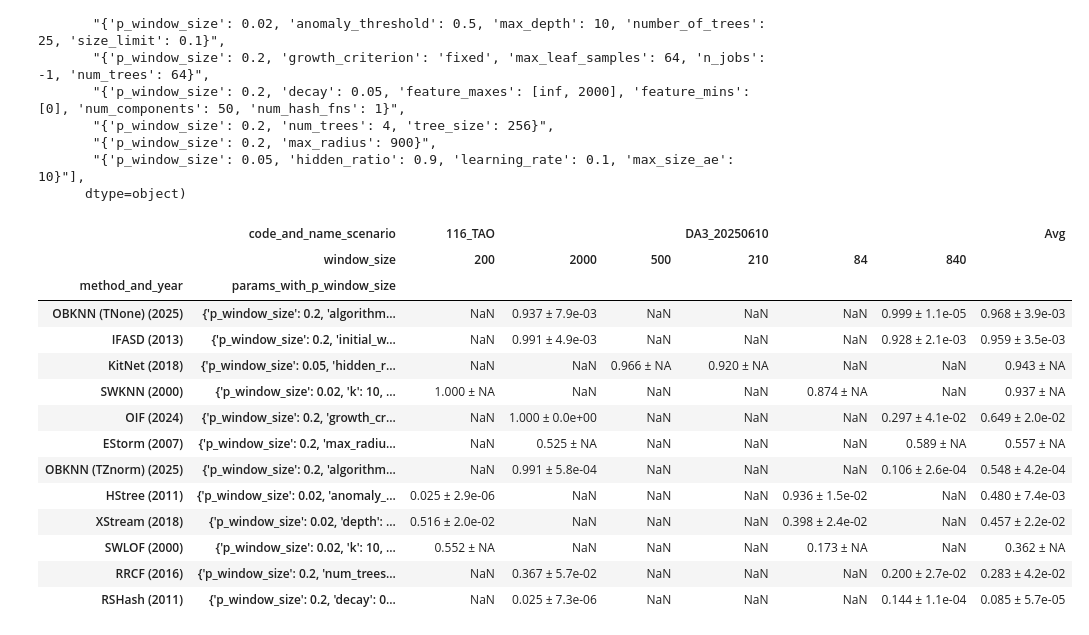
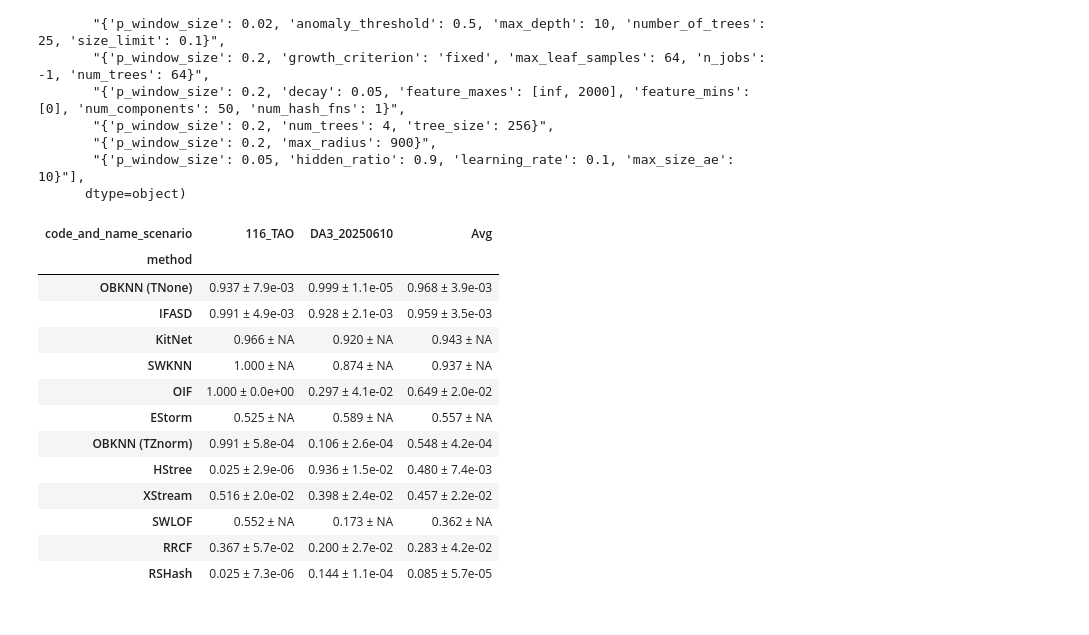
Before and after one commit to nirojasva/spectral-benchmark-bv4, a Jupyter notebook: notebooks/1_1_Summary_AD_Results (Tuning).ipynb, the cells around one changed output. Cells and saved outputs as stored; diff of their text form; code cells hidden in the pictures.

Commit message:
updated tables to use in paper

```diff
--- a/notebooks/1_1_Summary_AD_Results (Tuning).ipynb
+++ b/notebooks/1_1_Summary_AD_Results (Tuning).ipynb
@@ -90,7 +63,7 @@ data["params_with_window"] = "{'window_size': " + data["window_size"].astype(str
 data["params_with_window"] = data["params_with_window"].str.replace("}_{", ",", regex=False)
 
 # Define your list of non-stochastic methods
-non_stochastic_methods = ["SWKNN", "SWKNN_own", "SWLOF", "KitNet", "ExactStorm", "mDragStream"]
+non_stochastic_methods = ["SWKNN", "SWKNN_own", "SWLOF", "KitNet", "ExactStorm"]
 
 # Create the 'stochastic' column
 data['stochastic'] = data['method'].apply(
@@ -100,17 +73,6 @@ data['stochastic'] = data['method'].apply(
 new_method_name = {"xStream":"XStream", "RSHash":"RSHash", "IForestASD":"IFASD", "RobustRandomCutForest":"RRCF", "KitNet":"KitNet", "ExactStorm":"EStorm","oIF":"OIF", "HStree":"HStree", "OnlineBootKNN":"OBKNN"}
 data["method"] = data['method'].replace(new_method_name)
 data["method_with_param"] = data['method']+"_"+data["parameters"]
-
-#Separating mDragstream with Mahalanobis and Euclidean Distance
-# Case 1: Euclidean
-mask_euc = (data['method'] == 'mDragStream') & \
-           (data['params_with_window'].str.contains('euclidean', case=False, na=False))
-data.loc[mask_euc, 'method'] = 'mDragStream (Euc)'
-
-# Case 2: Mahalanobis
-mask_mah = (data['method'] == 'mDragStream') & \
-           (data['params_with_window'].str.contains('mahalanobis', case=False, na=False))
-data.loc[mask_mah, 'method'] = 'mDragStream (Mah)'
 
 #Separating OnlineBootKNN with None, Z-normalization or SQRT transformation
 # Case 1: None
@@ -129,5 +91,5 @@ mask_sqrt = (data['method'] == 'OBKNN') & \
 data.loc[mask_sqrt, 'method'] = 'OBKNN (TSqrt)'
 
 # Including the year of publication of the methods
-method_and_year = {"XStream":"2018", "RSHash":"2011", "IFASD":"2013", "RRCF":"2016", "KitNet":"2018", "EStorm":"2007","OIF":"2024", "HStree":"2011", "OBKNN (TNone)":"2025", "OBKNN (TZnorm)":"2025", "OBKNN (TSqrt)":"2025", "BKNN":"2025", "SWKNN":"2000","SWLOF":"2000", "SWKNN_own":"2025", "mDragStream (Mah)":"2025", "mDragStream (Euc)":"2025"}
+method_and_year = {"XStream":"2018", "RSHash":"2011", "IFASD":"2013", "RRCF":"2016", "KitNet":"2018", "EStorm":"2007","OIF":"2024", "HStree":"2011", "OBKNN (TNone)":"2025", "OBKNN (TZnorm)":"2025", "SWKNN":"2000","SWLOF":"2000"}
 data["method_and_year"] = data['method'].map(lambda x: f"{x} ({method_and_year.get(x, 'Unknown')})")
@@ -396,74 +209,67 @@ array(["{'p_window_size': 0.02, 'k': 10, 'k_is_max': False, 'max_node_size': 20,
        "{'p_window_size': 0.05, 'hidden_ratio': 0.9, 'learning_rate': 0.1, 'max_size_ae': 10}"],
       dtype=object)
 # %%
-# Pivot for mean - includes all data
+
+# 1. Pivot for mean - window_size is excluded to aggregate data per scenario
 mean_pivot = filtered_data.pivot_table(
     values="raw_pr_auc",
-    columns=["code_and_name_scenario", "window_size"],
-    index=["method_and_year", TYPE_WS],
+    columns=["code_and_name_scenario"],
+    index=["method"],
     aggfunc="mean"
 )
 
-# Pivot for std - includes all data
-# Note: This will be NaN for all 'N' rows, which is correct.
+# Pivot for std
 std_pivot = filtered_data.pivot_table(
     values="raw_pr_auc",
-    columns=["code_and_name_scenario", "window_size"],
-    index=["method_and_year", TYPE_WS],
+    columns=["code_and_name_scenario"],
+    index=["method"],
     aggfunc="std"
 )
 
+# Ensure column alignment
+std_pivot = std_pivot.reindex(columns=mean_pivot.columns)
 
-# 2. Stack the DataFrames to align them as Series
-mean_s = mean_pivot.stack(level=[0, 1], dropna=False)
-std_s = std_pivot.stack(level=[0, 1], dropna=False)
+# 2. Stack the DataFrames
+# Only one level exists in columns now
+mean_s = mean_pivot.stack(dropna=False)
+std_s = std_pivot.stack(dropna=False)
 
-# 3. Apply the formatting function row-by-row
+# 3. Apply the formatting function
 combined_s = pd.DataFrame({'mean': mean_s, 'std': std_s}).apply(
     lambda row: format_mean_std(row['mean'], row['std']),
     axis=1
 )
 
 # 4. Unstack back into a DataFrame
-combined = combined_s.unstack(level=[-2, -1])
-# Ensure column order is the same as the original pivot
-if not combined.empty:
-    combined = combined.reindex(columns=mean_pivot.columns)
-else:
-    # Handle case where combined might be empty
-    combined = pd.DataFrame(index=mean_pivot.index, columns=mean_pivot.columns)
+combined = combined_s.unstack()
 
+# 5. Get numeric averages for the final column and row sorting
+avg_mean = mean_pivot.mean(axis=1)
+avg_std = std_pivot.mean(axis=1)
 
-# Get the numeric averages first (for sorting and formatting)
-avg_mean = mean_pivot.mean(axis=1)
-avg_std = std_pivot.mean(axis=1) # This will be NaN for 'N' rows
-
-# 5. Apply the same formatting logic to the Avg column
 avg_col_s = pd.DataFrame({'mean': avg_mean, 'std': avg_std}).apply(
     lambda row: format_mean_std(row['mean'], row['std']),
     axis=1
 )
 
 combined["Avg"] = avg_col_s
 
-# 6. Sort by the *numeric* average mean (before it was a string)
+# 6. Sort rows by the numeric average mean descending
 combined = combined.loc[avg_mean.sort_values(ascending=False).index]
 
-# 7. Display with HTML formatting in Jupyter
 combined
 # %% [output]
-|  | code_and_name_scenario | 116_TAO |  |  | DA3_20250610 |  |  | Avg |
-|  | window_size | 200 | 2000 | 500 | 210 | 84 | 840 |  |
-| method_and_year | params_with_p_window_size |  |  |  |  |  |  |  |
-| OBKNN (TNone) (2025) | {'p_window_size': 0.2, 'algorithm... | NaN | 0.937 ± 7.9e-03 | NaN | NaN | NaN | 0.999 ± 1.1e-05 | 0.968 ± 3.9e-03 |
-| IFASD (2013) | {'p_window_size': 0.2, 'initial_w... | NaN | 0.991 ± 4.9e-03 | NaN | NaN | NaN | 0.928 ± 2.1e-03 | 0.959 ± 3.5e-03 |
-| KitNet (2018) | {'p_window_size': 0.05, 'hidden_r... | NaN | NaN | 0.966 ± NA | 0.920 ± NA | NaN | NaN | 0.943 ± NA |
-| SWKNN (2000) | {'p_window_size': 0.02, 'k': 10, ... | 1.000 ± NA | NaN | NaN | NaN | 0.874 ± NA | NaN | 0.937 ± NA |
-| OIF (2024) | {'p_window_size': 0.2, 'growth_cr... | NaN | 1.000 ± 0.0e+00 | NaN | NaN | NaN | 0.297 ± 4.1e-02 | 0.649 ± 2.0e-02 |
-| EStorm (2007) | {'p_window_size': 0.2, 'max_radiu... | NaN | 0.525 ± NA | NaN | NaN | NaN | 0.589 ± NA | 0.557 ± NA |
-| OBKNN (TZnorm) (2025) | {'p_window_size': 0.2, 'algorithm... | NaN | 0.991 ± 5.8e-04 | NaN | NaN | NaN | 0.106 ± 2.6e-04 | 0.548 ± 4.2e-04 |
-| HStree (2011) | {'p_window_size': 0.02, 'anomaly_... | 0.025 ± 2.9e-06 | NaN | NaN | NaN | 0.936 ± 1.5e-02 | NaN | 0.480 ± 7.4e-03 |
-| XStream (2018) | {'p_window_size': 0.02, 'depth': ... | 0.516 ± 2.0e-02 | NaN | NaN | NaN | 0.398 ± 2.4e-02 | NaN | 0.457 ± 2.2e-02 |
-| SWLOF (2000) | {'p_window_size': 0.02, 'k': 10, ... | 0.552 ± NA | NaN | NaN | NaN | 0.173 ± NA | NaN | 0.362 ± NA |
-| RRCF (2016) | {'p_window_size': 0.2, 'num_trees... | NaN | 0.367 ± 5.7e-02 | NaN | NaN | NaN | 0.200 ± 2.7e-02 | 0.283 ± 4.2e-02 |
-| RSHash (2011) | {'p_window_size': 0.2, 'decay': 0... | NaN | 0.025 ± 7.3e-06 | NaN | NaN | NaN | 0.144 ± 1.1e-04 | 0.085 ± 5.7e-05 |
+| code_and_name_scenario | 116_TAO | DA3_20250610 | Avg |
+| method |  |  |  |
+| OBKNN (TNone) | 0.937 ± 7.9e-03 | 0.999 ± 1.1e-05 | 0.968 ± 3.9e-03 |
+| IFASD | 0.991 ± 4.9e-03 | 0.928 ± 2.1e-03 | 0.959 ± 3.5e-03 |
+| KitNet | 0.966 ± NA | 0.920 ± NA | 0.943 ± NA |
+| SWKNN | 1.000 ± NA | 0.874 ± NA | 0.937 ± NA |
+| OIF | 1.000 ± 0.0e+00 | 0.297 ± 4.1e-02 | 0.649 ± 2.0e-02 |
+| EStorm | 0.525 ± NA | 0.589 ± NA | 0.557 ± NA |
+| OBKNN (TZnorm) | 0.991 ± 5.8e-04 | 0.106 ± 2.6e-04 | 0.548 ± 4.2e-04 |
+| HStree | 0.025 ± 2.9e-06 | 0.936 ± 1.5e-02 | 0.480 ± 7.4e-03 |
+| XStream | 0.516 ± 2.0e-02 | 0.398 ± 2.4e-02 | 0.457 ± 2.2e-02 |
+| SWLOF | 0.552 ± NA | 0.173 ± NA | 0.362 ± NA |
+| RRCF | 0.367 ± 5.7e-02 | 0.200 ± 2.7e-02 | 0.283 ± 4.2e-02 |
+| RSHash | 0.025 ± 7.3e-06 | 0.144 ± 1.1e-04 | 0.085 ± 5.7e-05 |
```
Also changed, not shown: parts of 14 cells of this notebook, 7 other files.
